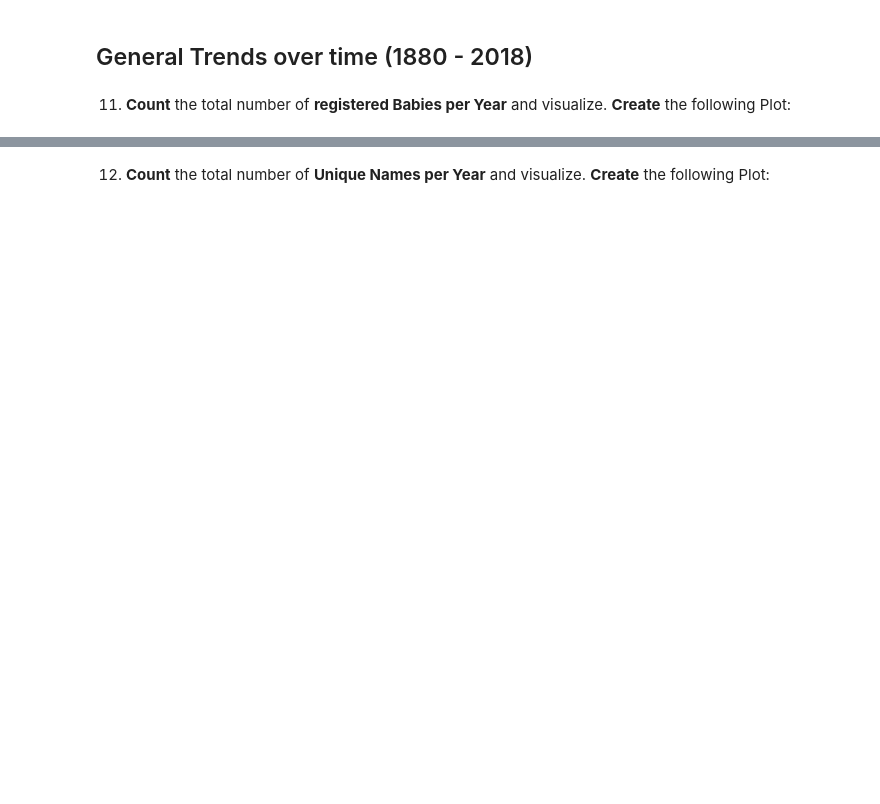
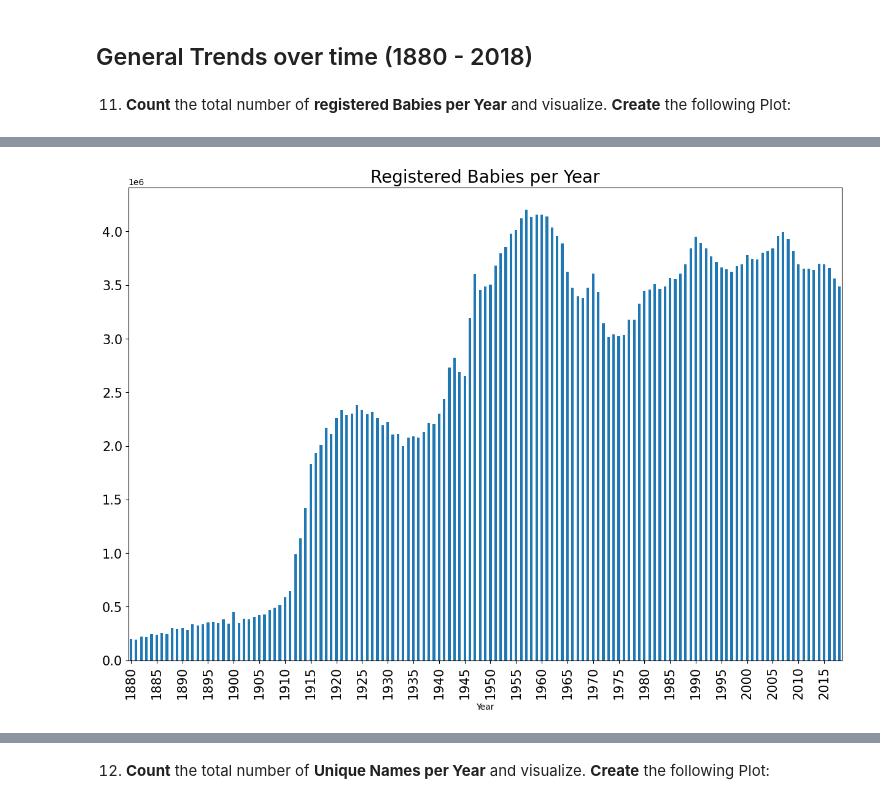
Before and after one commit to michaelwestblade/python-data-science, a Jupyter notebook: Project_07_Materials/Project_07_ProjectBrief_blank.ipynb, the cells around one changed output, grey strips where cells are left out. Drawn from its saved outputs; the diff is of its cells as text; code cells hidden in the pictures; blank space fills up the shorter version.

```diff
--- a/Project_07_Materials/Project_07_ProjectBrief_blank.ipynb
+++ b/Project_07_Materials/Project_07_ProjectBrief_blank.ipynb
@@ -449,0 +534,2 @@ best_y
+# %%
+babies_per_year = df.groupby("Year").Count.sum()
@@ -449,0 +552,7 @@ best_y
+# %%
+babies_per_year.plot(kind = "bar", y= "Count", figsize = (15, 10), fontsize = 15)
+plt.xticks(ticks = (range(0, len(babies_per_year), 5)), labels =  range(1880, 2019, 5))
+plt.title("Registered Babies per Year", fontsize = 20)
+plt.show()
+# %% [output]
+[figure, added]
```
Also changed, not shown: parts of 26 cells of this notebook.
